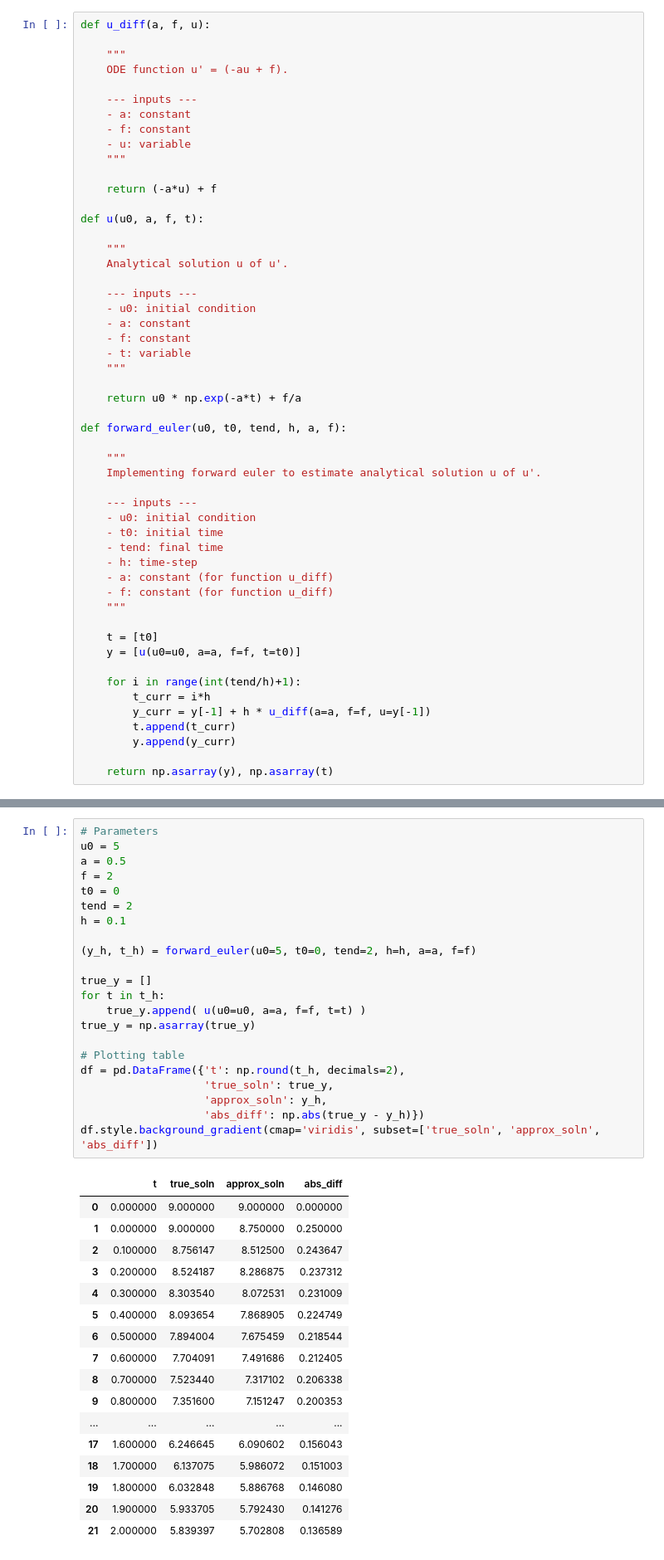
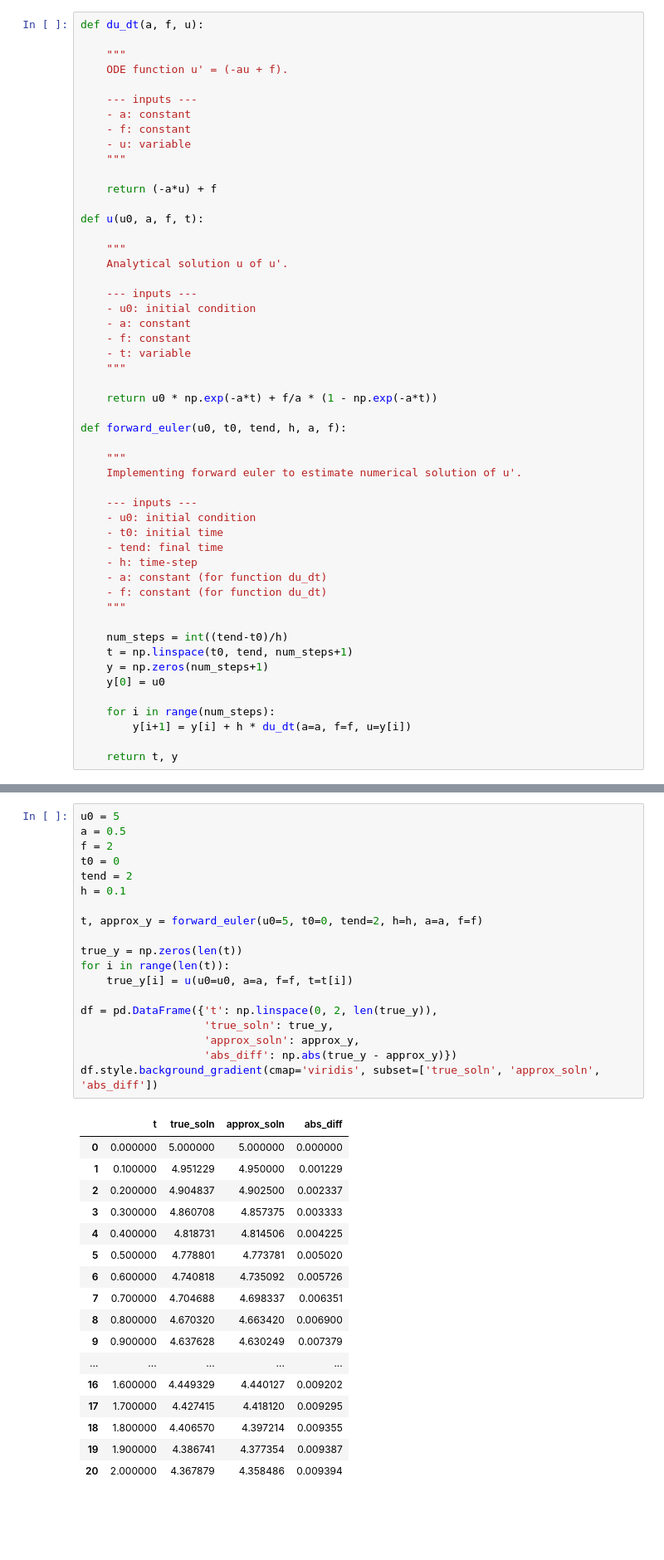
Before and after one commit to Stochastic1017/MATH_616, a Jupyter notebook: Homeworks/S_Sudhir_Homework_1.ipynb, the cells around one changed output, grey strips where cells are left out. Shown at 83% size. Cells and saved outputs as stored; diff of their text form; blank space fills up the shorter version.

```diff
--- a/Homeworks/S_Sudhir_Homework_1.ipynb
+++ b/Homeworks/S_Sudhir_Homework_1.ipynb
@@ -42,5 +60,5 @@ $$ u = u_0 \cdot \text{exp}(-at) + \frac{f}{a} $$
 # %%
-def u_diff(a, f, u):
+def du_dt(a, f, u):
 
     """
     ODE function u' = (-au + f).
@@ -65,32 +83,31 @@ def u(u0, a, f, t):
     - t: variable
     """
 
-    return u0 * np.exp(-a*t) + f/a
+    return u0 * np.exp(-a*t) + f/a * (1 - np.exp(-a*t))
 
 def forward_euler(u0, t0, tend, h, a, f):
 
     """
-    Implementing forward euler to estimate analytical solution u of u'.
+    Implementing forward euler to estimate numerical solution of u'.
 
     --- inputs ---
     - u0: initial condition
     - t0: initial time
     - tend: final time
     - h: time-step
-    - a: constant (for function u_diff)
-    - f: constant (for function u_diff)
+    - a: constant (for function du_dt)
+    - f: constant (for function du_dt)
     """
 
-    t = [t0]
-    y = [u(u0=u0, a=a, f=f, t=t0)]
+    num_steps = int((tend-t0)/h)
+    t = np.linspace(t0, tend, num_steps+1)
+    y = np.zeros(num_steps+1)
+    y[0] = u0
 
-    for i in range(int(tend/h)+1):
-        t_curr = i*h
-        y_curr = y[-1] + h * u_diff(a=a, f=f, u=y[-1])
-        t.append(t_curr)
-        y.append(y_curr)
+    for i in range(num_steps):
+        y[i+1] = y[i] + h * du_dt(a=a, f=f, u=y[i])
 
-    return np.asarray(y), np.asarray(t)
+    return t, y
 # %% [markdown]
 ### (b.)
 
@@ -113,45 +130,42 @@ We can code the above and print an output table which shows the following column
 * `approx_soln`: forward euler approximation for $u(t)$ at time $t$
 * `abs_diff`: absolute difference between true_soln and approx_soln
 # %%
-# Parameters
 u0 = 5
 a = 0.5
 f = 2
 t0 = 0
 tend = 2
 h = 0.1
 
-(y_h, t_h) = forward_euler(u0=5, t0=0, tend=2, h=h, a=a, f=f)
+t, approx_y = forward_euler(u0=5, t0=0, tend=2, h=h, a=a, f=f)
 
-true_y = []
-for t in t_h:
-    true_y.append( u(u0=u0, a=a, f=f, t=t) )
-true_y = np.asarray(true_y)
+true_y = np.zeros(len(t))
+for i in range(len(t)):
+    true_y[i] = u(u0=u0, a=a, f=f, t=t[i])
 
-# Plotting table
-df = pd.DataFrame({'t': np.round(t_h, decimals=2),
+df = pd.DataFrame({'t': np.linspace(0, 2, len(true_y)),
                    'true_soln': true_y,
-                   'approx_soln': y_h,
-                   'abs_diff': np.abs(true_y - y_h)})
+                   'approx_soln': approx_y,
+                   'abs_diff': np.abs(true_y - approx_y)})
 df.style.background_gradient(cmap='viridis', subset=['true_soln', 'approx_soln', 'abs_diff'])
 # %% [output]
 |  | t | true_soln | approx_soln | abs_diff |
-| 0 | 0.000000 | 9.000000 | 9.000000 | 0.000000 |
-| 1 | 0.000000 | 9.000000 | 8.750000 | 0.250000 |
-| 2 | 0.100000 | 8.756147 | 8.512500 | 0.243647 |
-| 3 | 0.200000 | 8.524187 | 8.286875 | 0.237312 |
-| 4 | 0.300000 | 8.303540 | 8.072531 | 0.231009 |
-| 5 | 0.400000 | 8.093654 | 7.868905 | 0.224749 |
-| 6 | 0.500000 | 7.894004 | 7.675459 | 0.218544 |
-| 7 | 0.600000 | 7.704091 | 7.491686 | 0.212405 |
-| 8 | 0.700000 | 7.523440 | 7.317102 | 0.206338 |
-| 9 | 0.800000 | 7.351600 | 7.151247 | 0.200353 |
+| 0 | 0.000000 | 5.000000 | 5.000000 | 0.000000 |
+| 1 | 0.100000 | 4.951229 | 4.950000 | 0.001229 |
+| 2 | 0.200000 | 4.904837 | 4.902500 | 0.002337 |
+| 3 | 0.300000 | 4.860708 | 4.857375 | 0.003333 |
+| 4 | 0.400000 | 4.818731 | 4.814506 | 0.004225 |
+| 5 | 0.500000 | 4.778801 | 4.773781 | 0.005020 |
+| 6 | 0.600000 | 4.740818 | 4.735092 | 0.005726 |
+| 7 | 0.700000 | 4.704688 | 4.698337 | 0.006351 |
+| 8 | 0.800000 | 4.670320 | 4.663420 | 0.006900 |
+| 9 | 0.900000 | 4.637628 | 4.630249 | 0.007379 |
 | ... | ... | ... | ... | ... |
-| 17 | 1.600000 | 6.246645 | 6.090602 | 0.156043 |
-| 18 | 1.700000 | 6.137075 | 5.986072 | 0.151003 |
-| 19 | 1.800000 | 6.032848 | 5.886768 | 0.146080 |
-| 20 | 1.900000 | 5.933705 | 5.792430 | 0.141276 |
-| 21 | 2.000000 | 5.839397 | 5.702808 | 0.136589 |
+| 16 | 1.600000 | 4.449329 | 4.440127 | 0.009202 |
+| 17 | 1.700000 | 4.427415 | 4.418120 | 0.009295 |
+| 18 | 1.800000 | 4.406570 | 4.397214 | 0.009355 |
+| 19 | 1.900000 | 4.386741 | 4.377354 | 0.009387 |
+| 20 | 2.000000 | 4.367879 | 4.358486 | 0.009394 |
 # %% [markdown]
 #### (i)
 
```
Also changed, not shown: parts of 6 cells of this notebook.
